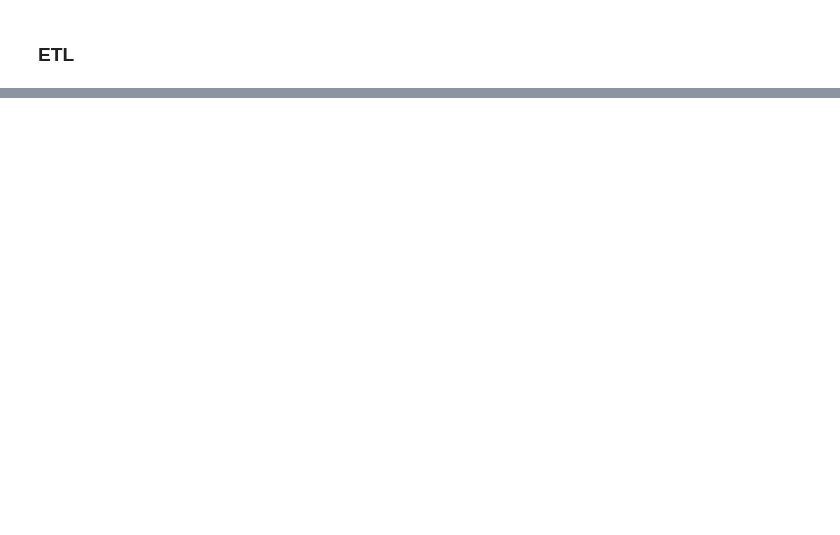
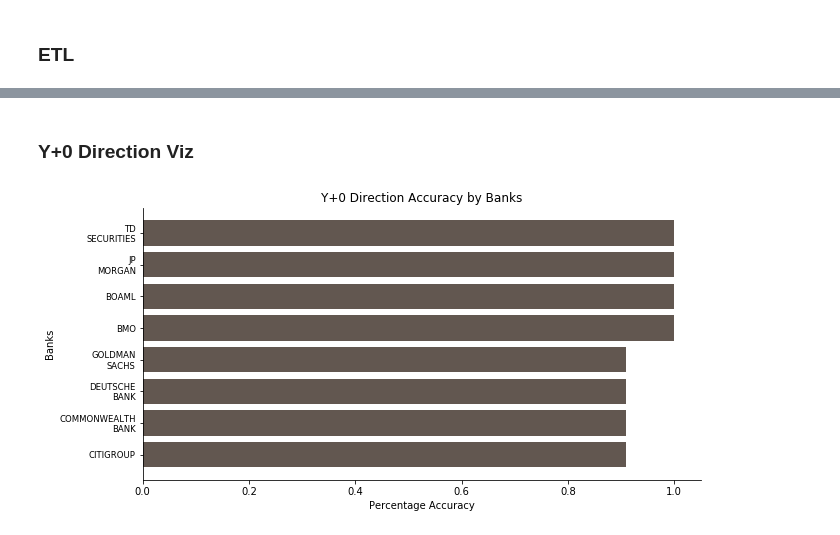
Before and after one commit to je-suis-tm/machine-learning, a Jupyter notebook: Wisdom of Crowds project/descriptive statistics.ipynb, the cells around one changed output, grey strips where cells are left out. Cells and saved outputs as stored; diff of their text form; code cells hidden in the pictures; blank space fills up the shorter version.

```diff
--- a/Wisdom of Crowds project/descriptive statistics.ipynb
+++ b/Wisdom of Crowds project/descriptive statistics.ipynb
@@ -57 +116,27 @@ unit_volatility=unit_volatility.reindex(erreur_by_commodities.keys())
+# %%
+#compute percentage by banks and sort
+direction_by_banks_y0=(
+    direction_2019.groupby('Source Name').sum()/len(
+        y0matrix2019.columns)).to_dict()['value']
+direction_by_banks_y0=dict(sorted(direction_by_banks_y0.items(),
+                               key=lambda X:X[1]))
+
+direction_by_banks_y1=(
+    direction_2020.groupby('Source Name').sum()/len(
+        y1matrix2020.columns)).to_dict()['value']
+direction_by_banks_y1=dict(sorted(direction_by_banks_y1.items(),
+                               key=lambda X:X[1]))
+
+#compute percentage by commodities and sort
+direction_by_commodities_y0=(
+    direction_2019.groupby('variable').sum()/len(
+        y0matrix2019)).to_dict()['value']
+direction_by_commodities_y0=dict(sorted(direction_by_commodities_y0.items(),
+                               key=lambda X:X[1]))
+
+direction_by_commodities_y1=(
+    direction_2020.groupby('variable').sum()/len(
+        y1matrix2020)).to_dict()['value']
+direction_by_commodities_y1=dict(sorted(direction_by_commodities_y1.items(),
+                               key=lambda X:X[1]))
 # %% [markdown]
@@ -118,0 +266,19 @@ plt.show()
+# %% [markdown]
+### Y+0 Direction Viz
+# %%
+#viz
+ax=plt.figure(figsize=(10,5)).add_subplot(111)
+ax.spines['top'].set_visible(False)
+ax.spines['right'].set_visible(False)
+plt.barh(range(len(direction_by_banks_y0)),
+        list(direction_by_banks_y0.values()),
+        color='#625750')
+plt.yticks(range(len(direction_by_banks_y0)),
+           [i.replace(' ','\n') for i in direction_by_banks_y0.keys()],
+           fontsize=8.5)
+plt.ylabel('Banks')
+plt.xlabel('Percentage Accuracy')
+plt.title('Y+0 Direction Accuracy by Banks')
+plt.show()
+# %% [output]
+[figure, added]
```
Also changed, not shown: parts of 25 cells of this notebook.
